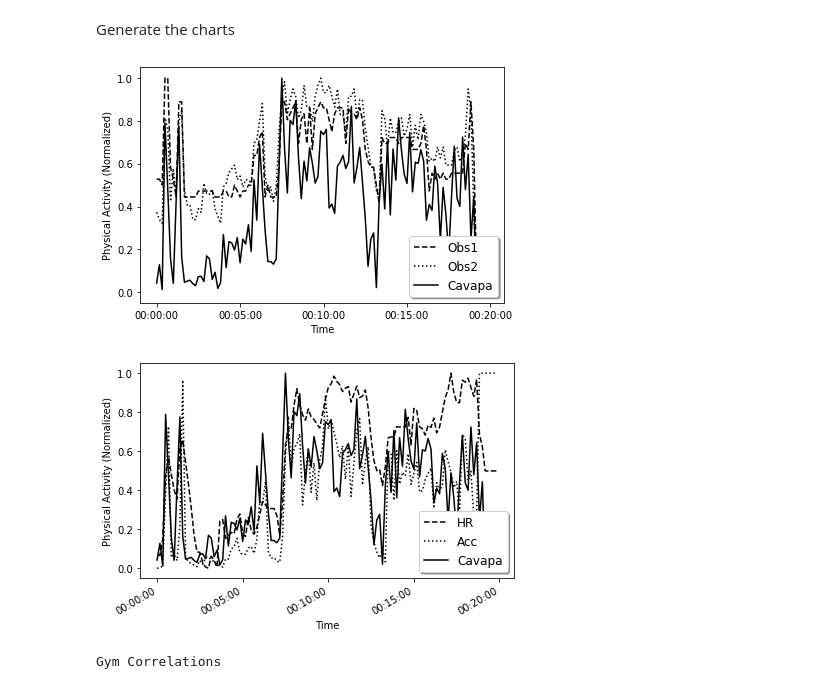
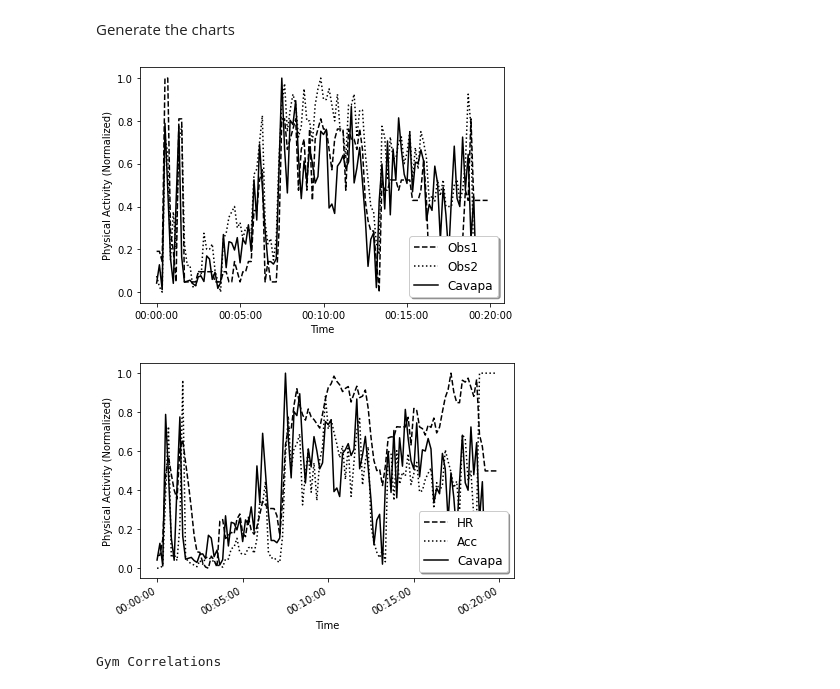
Before and after one commit to gregruthenbeck/cavapa-data, a Jupyter notebook: cavapa_data_jupyter_notebook.ipynb, the cells around one changed output. Cells and saved outputs as stored; diff of their text form; code cells hidden in the pictures.

Commit message:
trim series for 1st gym plot for better alignment

```diff
--- a/cavapa_data_jupyter_notebook.ipynb
+++ b/cavapa_data_jupyter_notebook.ipynb
@@ -69,36 +69,39 @@ Generate the charts
 import matplotlib.pyplot as plt
 import matplotlib.dates as mdates
 import pandas as pd
 
+# Zeros at the end of the series messes up normalization. Trim off the zeros
+gymAdjusted = trimToSameLen({'Obs1': gymData['Obs1'][:115], 'Obs2': gymData['Obs2'][:115]}, 120)
+
 fig, axs = plt.subplots(1, 1)
 t = pd.date_range('2020-01-01', periods=len(gymData['Obs1']), freq='10s')
-axs.plot(t, normalize(gymData['Obs1'],0,1), 'k--', label='Obs1')
-axs.plot(t, normalize(gymData['Obs2'],0,1), 'k:', label='Obs2')
+axs.plot(t, normalize(gymAdjusted['Obs1'],0,1), 'k--', label='Obs1')
+axs.plot(t, normalize(gymAdjusted['Obs2'],0,1), 'k:', label='Obs2')
 axs.plot(t, normalize(gymData['Cav'],0,1), 'k', label='Cavapa')
 axs.set_xlabel('Time')
 axs.set_ylabel('Physical Activity (Normalized)')
 xfmt = mdates.DateFormatter('%H:%M:%S')
 axs.xaxis.set_major_formatter(xfmt)
 axs.legend(loc='lower right', shadow=True, fontsize='large')
 fig.tight_layout()
 plt.savefig('output/plots/cavapa_gym_obs.png', dpi=100) # must be before show()
 plt.show()
 
 fig, axs = plt.subplots(1, 1)
 axs.plot(t, normalize(gymData['HR2'],0,1), 'k--', label='HR')
 axs.plot(t, normalize(gymData['Acc'],0,1), 'k:', label='Acc')
 axs.plot(t, normalize(gymData['Cav'],0,1), 'k', label='Cavapa')
 axs.set_xlabel('Time')
 axs.set_ylabel('Physical Activity (Normalized)')
 fig.autofmt_xdate()
 xfmt = mdates.DateFormatter('%H:%M:%S')
 axs.xaxis.set_major_formatter(xfmt)
 axs.legend(loc='lower right', shadow=True, fontsize='large')
 fig.tight_layout()
 plt.savefig('output/plots/cavapa_gym_hr_acc.png', dpi=100) # must be before show()
 plt.show()
 # %% [output]
-[figure, old version]
+[figure, new version]
 [figure]
 # %%
 
```
Also changed, not shown: 2 other files.
